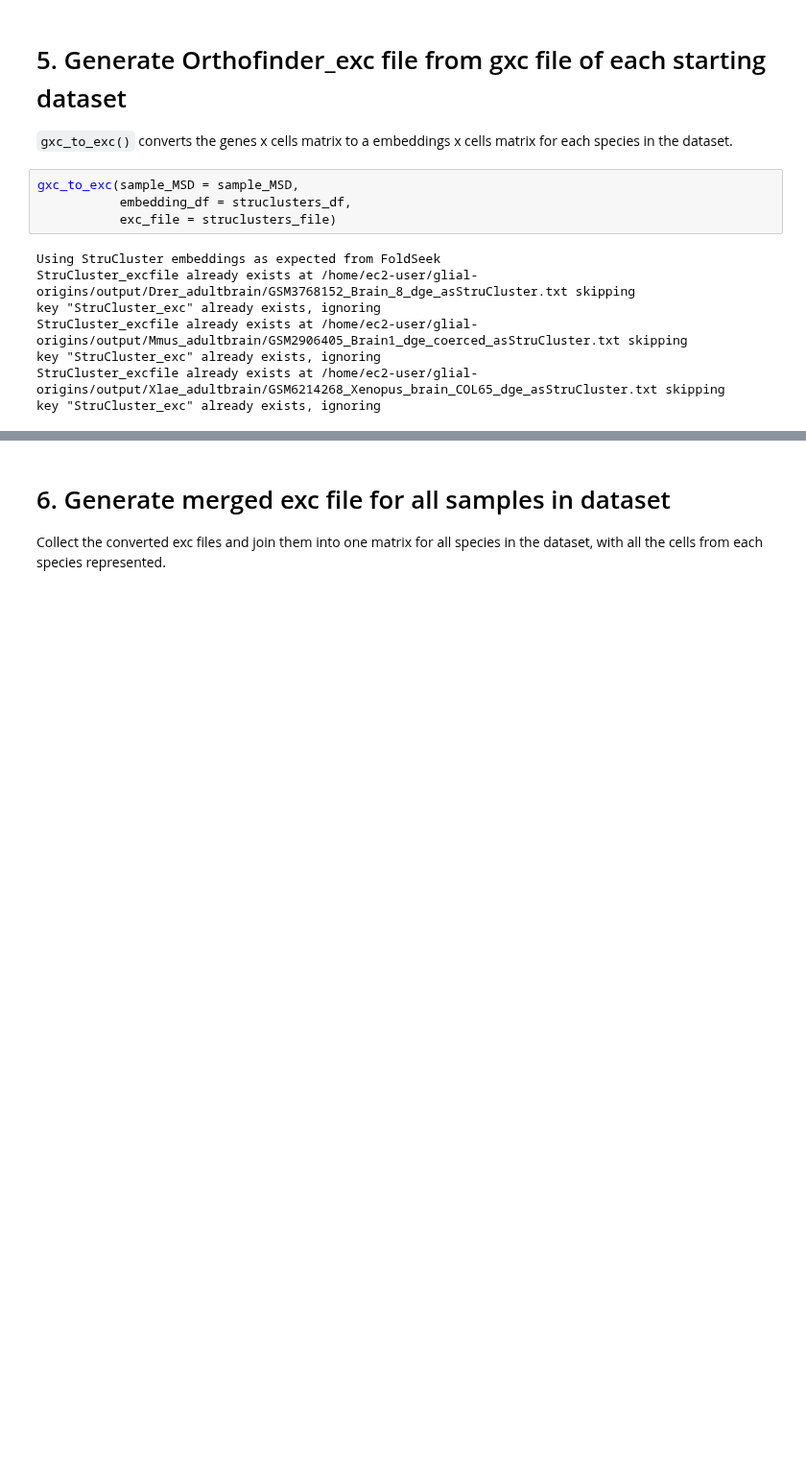
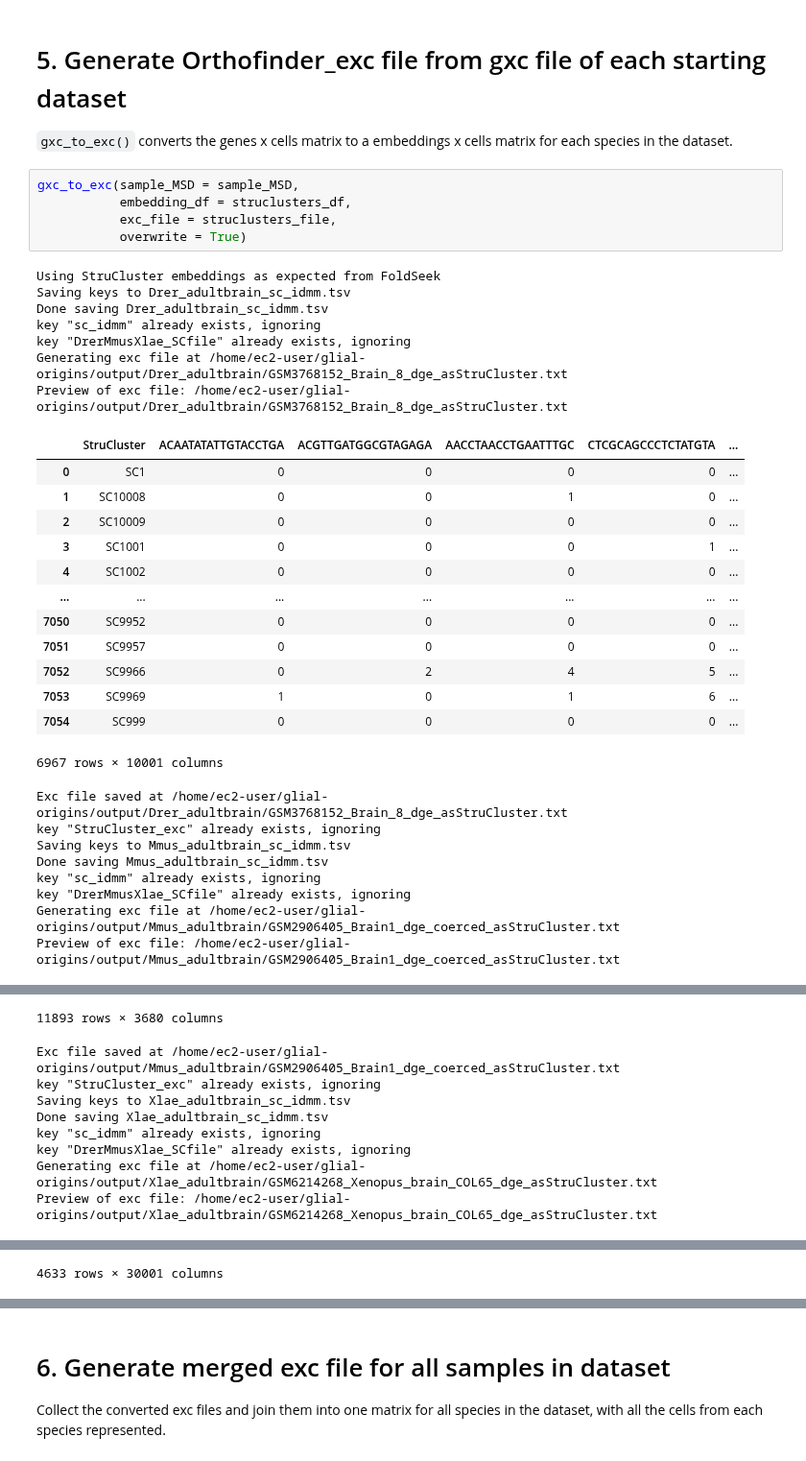
Before and after one commit to Arcadia-Science/glial-origins, a Jupyter notebook: notebooks/2_feature-embedding/2_DrerMmusXlae_adultbrain_runFoldSeek.ipynb, the cells around one changed output, grey strips where cells are left out. Shown at 96% size. Drawn from its saved outputs; the diff is of its cells as text; blank space fills up the shorter version.

```diff
--- a/notebooks/2_feature-embedding/2_DrerMmusXlae_adultbrain_runFoldSeek.ipynb
+++ b/notebooks/2_feature-embedding/2_DrerMmusXlae_adultbrain_runFoldSeek.ipynb
@@ -265,12 +265,34 @@ display(struclusters_df)
 # %%
 gxc_to_exc(sample_MSD = sample_MSD,
            embedding_df = struclusters_df,
-           exc_file = struclusters_file)
+           exc_file = struclusters_file,
+           overwrite = True)
 # %% [output]
 Using StruCluster embeddings as expected from FoldSeek
-StruCluster_excfile already exists at /home/ec2-user/glial-origins/output/Drer_adultbrain/GSM3768152_Brain_8_dge_asStruCluster.txt skipping
-key "StruCluster_exc" already exists, ignoring
-StruCluster_excfile already exists at /home/ec2-user/glial-origins/output/Mmus_adultbrain/GSM2906405_Brain1_dge_coerced_asStruCluster.txt skipping
-key "StruCluster_exc" already exists, ignoring
-StruCluster_excfile already exists at /home/ec2-user/glial-origins/output/Xlae_adultbrain/GSM6214268_Xenopus_brain_COL65_dge_asStruCluster.txt skipping
-key "StruCluster_exc" already exists, ignoring
+Saving keys to Drer_adultbrain_sc_idmm.tsv
+Done saving Drer_adultbrain_sc_idmm.tsv
+key "sc_idmm" already exists, ignoring
+key "DrerMmusXlae_SCfile" already exists, ignoring
+Generating exc file at /home/ec2-user/glial-origins/output/Drer_adultbrain/GSM3768152_Brain_8_dge_asStruCluster.txt
+Preview of exc file: /home/ec2-user/glial-origins/output/Drer_adultbrain/GSM3768152_Brain_8_dge_asStruCluster.txt
+|  | StruCluster | ACAATATATTGTACCTGA | ACGTTGATGGCGTAGAGA | AACCTAACCTGAATTTGC | CTCGCAGCCCTCTATGTA | ... |
+| 0 | SC1 | 0 | 0 | 0 | 0 | ... |
+| 1 | SC10008 | 0 | 0 | 1 | 0 | ... |
+| 2 | SC10009 | 0 | 0 | 0 | 0 | ... |
+| 3 | SC1001 | 0 | 0 | 0 | 1 | ... |
+| 4 | SC1002 | 0 | 0 | 0 | 0 | ... |
+| ... | ... | ... | ... | ... | ... | ... |
+| 7050 | SC9952 | 0 | 0 | 0 | 0 | ... |
+| 7051 | SC9957 | 0 | 0 | 0 | 0 | ... |
+| 7052 | SC9966 | 0 | 2 | 4 | 5 | ... |
+| 7053 | SC9969 | 1 | 0 | 1 | 6 | ... |
+| 7054 | SC999 | 0 | 0 | 0 | 0 | ... |
+6967 rows × 10001 columns
+Exc file saved at /home/ec2-user/glial-origins/output/Drer_adultbrain/GSM3768152_Brain_8_dge_asStruCluster.txt
+key "StruCluster_exc" already exists, ignoring
+Saving keys to Mmus_adultbrain_sc_idmm.tsv
+Done saving Mmus_adultbrain_sc_idmm.tsv
+key "sc_idmm" already exists, ignoring
+key "DrerMmusXlae_SCfile" already exists, ignoring
+Generating exc file at /home/ec2-user/glial-origins/output/Mmus_adultbrain/GSM2906405_Brain1_dge_coerced_asStruCluster.txt
+Preview of exc file: /home/ec2-user/glial-origins/output/Mmus_adultbrain/GSM2906405_Brain1_dge_coerced_asStruCluster.txt
@@ -276,0 +311,9 @@ key "StruCluster_exc" already exists, ignoring
+11893 rows × 3680 columns
+Exc file saved at /home/ec2-user/glial-origins/output/Mmus_adultbrain/GSM2906405_Brain1_dge_coerced_asStruCluster.txt
+key "StruCluster_exc" already exists, ignoring
+Saving keys to Xlae_adultbrain_sc_idmm.tsv
+Done saving Xlae_adultbrain_sc_idmm.tsv
+key "sc_idmm" already exists, ignoring
+key "DrerMmusXlae_SCfile" already exists, ignoring
+Generating exc file at /home/ec2-user/glial-origins/output/Xlae_adultbrain/GSM6214268_Xenopus_brain_COL65_dge_asStruCluster.txt
+Preview of exc file: /home/ec2-user/glial-origins/output/Xlae_adultbrain/GSM6214268_Xenopus_brain_COL65_dge_asStruCluster.txt
@@ -276,0 +332 @@ key "StruCluster_exc" already exists, ignoring
+4633 rows × 30001 columns
```
Also changed, not shown: parts of 6 cells of this notebook, 1 other file.
